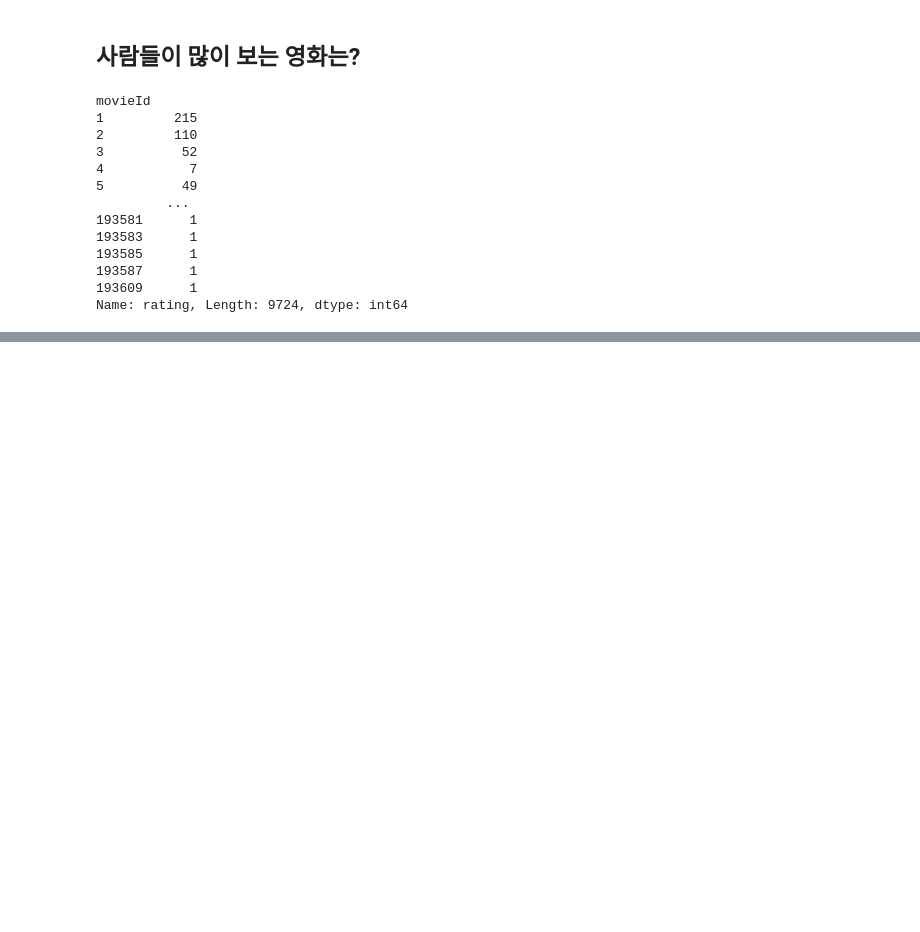
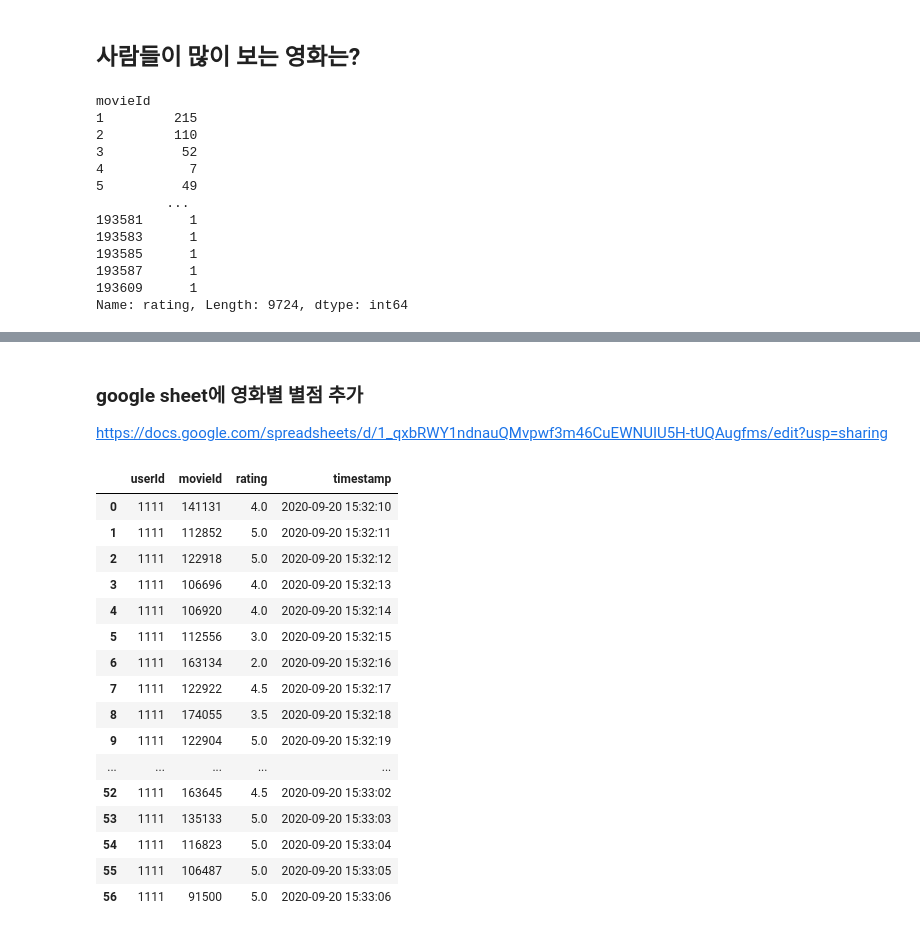
Before and after one commit to choihana/movie_recommand, a Jupyter notebook: movies.ipynb, the cells around one changed output, grey strips where cells are left out. Cells and saved outputs as stored; diff of their text form; code cells hidden in the pictures; blank space fills up the shorter version.

```diff
--- a/movies.ipynb
+++ b/movies.ipynb
@@ -337,0 +397,25 @@ pd.DataFrame(top_movies).reset_index().merge(movies,on='movieId',how='left')
+# %% [markdown]
+### google sheet에 영화별 별점 추가
+
+https://docs.google.com/spreadsheets/d/1_qxbRWY1ndnauQMvpwf3m46CuEWNUIU5H-tUQAugfms/edit?usp=sharing
+# %%
+my_ratings=pd.read_csv("../../data/movie/my-movie-ratings - hana.csv")
+my_ratings
+# %% [output]
+|  | userId | movieId | rating | timestamp |
+| 0 | 1111 | 141131 | 4.0 | 2020-09-20 15:32:10 |
+| 1 | 1111 | 112852 | 5.0 | 2020-09-20 15:32:11 |
+| 2 | 1111 | 122918 | 5.0 | 2020-09-20 15:32:12 |
+| 3 | 1111 | 106696 | 4.0 | 2020-09-20 15:32:13 |
+| 4 | 1111 | 106920 | 4.0 | 2020-09-20 15:32:14 |
+| 5 | 1111 | 112556 | 3.0 | 2020-09-20 15:32:15 |
+| 6 | 1111 | 163134 | 2.0 | 2020-09-20 15:32:16 |
+| 7 | 1111 | 122922 | 4.5 | 2020-09-20 15:32:17 |
+| 8 | 1111 | 174055 | 3.5 | 2020-09-20 15:32:18 |
+| 9 | 1111 | 122904 | 5.0 | 2020-09-20 15:32:19 |
+| ... | ... | ... | ... | ... |
+| 52 | 1111 | 163645 | 4.5 | 2020-09-20 15:33:02 |
+| 53 | 1111 | 135133 | 5.0 | 2020-09-20 15:33:03 |
+| 54 | 1111 | 116823 | 5.0 | 2020-09-20 15:33:04 |
+| 55 | 1111 | 106487 | 5.0 | 2020-09-20 15:33:05 |
+| 56 | 1111 | 91500 | 5.0 | 2020-09-20 15:33:06 |
```
Also changed, not shown: parts of 63 cells of this notebook.
